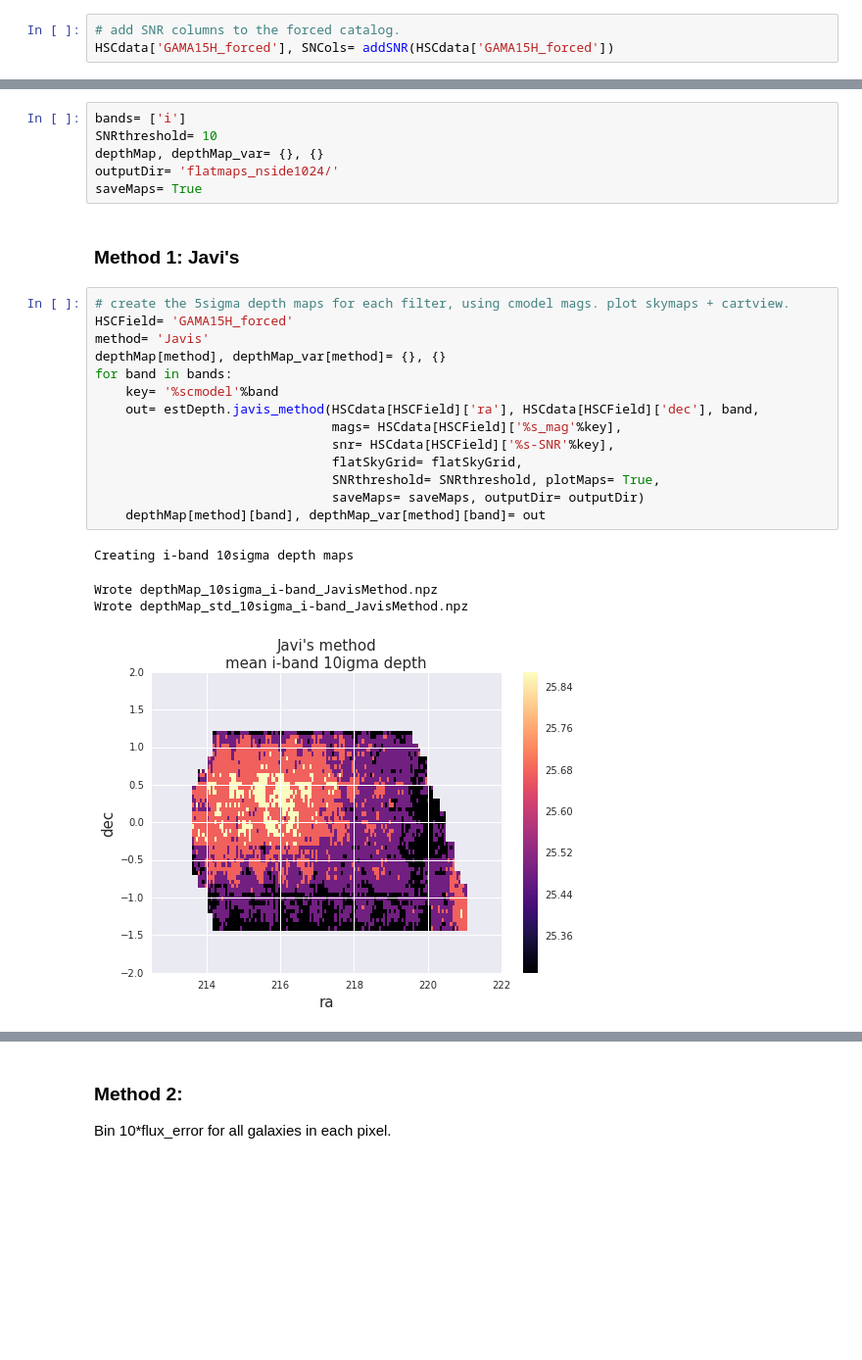
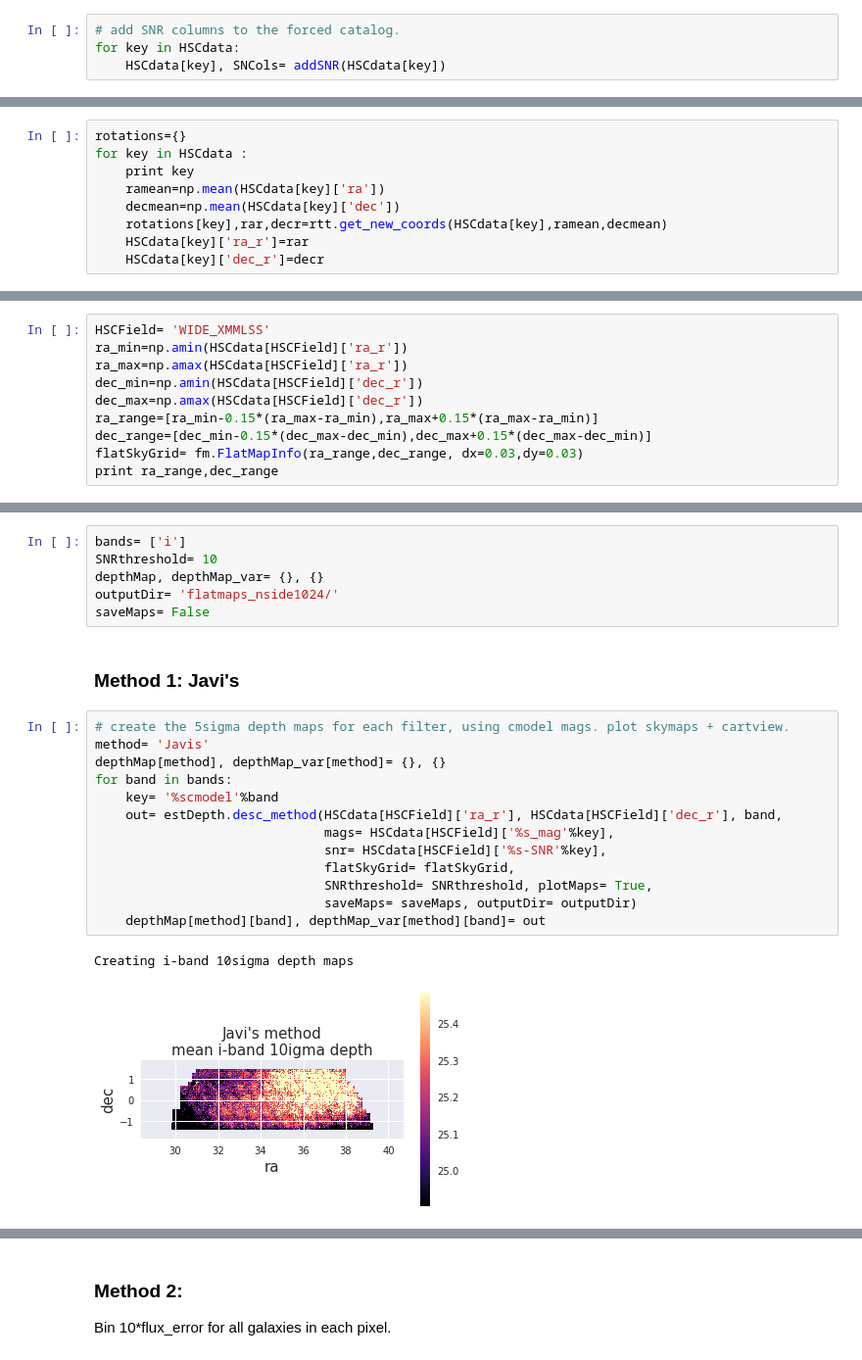
Before and after one commit to LSSTDESC/DEHSC_LSS, a Jupyter notebook: HSC_10sigma-depth.ipynb, the cells around one changed output, grey strips where cells are left out. Shown: that part at 98% size. Cells and saved outputs as stored; diff of their text form; blank space fills up the shorter version.

```diff
--- a/HSC_10sigma-depth.ipynb
+++ b/HSC_10sigma-depth.ipynb
@@ -74,5 +88,6 @@ Final size of the dataframe:  (6139128, 98)
 # %%
 # add SNR columns to the forced catalog.
-HSCdata['GAMA15H_forced'], SNCols= addSNR(HSCdata['GAMA15H_forced'])
+for key in HSCdata:
+    HSCdata[key], SNCols= addSNR(HSCdata[key])
 # %% [output]
 Added the columns. Now plotting the distribution.
@@ -82,0 +101,9 @@ flatSkyGrid= fm.FlatMapInfo([212.5,222.],[-2.,2.], dx=0.057,dy=0.057)
+# %%
+rotations={}
+for key in HSCdata :
+    print key
+    ramean=np.mean(HSCdata[key]['ra'])
+    decmean=np.mean(HSCdata[key]['dec'])
+    rotations[key],rar,decr=rtt.get_new_coords(HSCdata[key],ramean,decmean)
+    HSCdata[key]['ra_r']=rar
+    HSCdata[key]['dec_r']=decr
@@ -82,0 +115,10 @@ flatSkyGrid= fm.FlatMapInfo([212.5,222.],[-2.,2.], dx=0.057,dy=0.057)
+# %%
+HSCField= 'WIDE_XMMLSS'
+ra_min=np.amin(HSCdata[HSCField]['ra_r'])
+ra_max=np.amax(HSCdata[HSCField]['ra_r'])
+dec_min=np.amin(HSCdata[HSCField]['dec_r'])
+dec_max=np.amax(HSCdata[HSCField]['dec_r'])
+ra_range=[ra_min-0.15*(ra_max-ra_min),ra_max+0.15*(ra_max-ra_min)]
+dec_range=[dec_min-0.15*(dec_max-dec_min),dec_max+0.15*(dec_max-dec_min)]
+flatSkyGrid= fm.FlatMapInfo(ra_range,dec_range, dx=0.03,dy=0.03)
+print ra_range,dec_range
@@ -87,25 +131,22 @@ bands= ['i']
 SNRthreshold= 10
 depthMap, depthMap_var= {}, {}
 outputDir= 'flatmaps_nside1024/'
-saveMaps= True
+saveMaps= False
 # %% [markdown]
 ### Method 1: Javi's
 # %%
 # create the 5sigma depth maps for each filter, using cmodel mags. plot skymaps + cartview.
-HSCField= 'GAMA15H_forced'
 method= 'Javis'
 depthMap[method], depthMap_var[method]= {}, {}
 for band in bands:
     key= '%scmodel'%band
-    out= estDepth.javis_method(HSCdata[HSCField]['ra'], HSCdata[HSCField]['dec'], band,
-                               mags= HSCdata[HSCField]['%s_mag'%key],
-                               snr= HSCdata[HSCField]['%s-SNR'%key],
-                               flatSkyGrid= flatSkyGrid,
-                               SNRthreshold= SNRthreshold, plotMaps= True,
-                               saveMaps= saveMaps, outputDir= outputDir)
+    out= estDepth.desc_method(HSCdata[HSCField]['ra_r'], HSCdata[HSCField]['dec_r'], band,
+                              mags= HSCdata[HSCField]['%s_mag'%key],
+                              snr= HSCdata[HSCField]['%s-SNR'%key],
+                              flatSkyGrid= flatSkyGrid,
+                              SNRthreshold= SNRthreshold, plotMaps= True,
+                              saveMaps= saveMaps, outputDir= outputDir)
     depthMap[method][band], depthMap_var[method][band]= out
 # %% [output]
 Creating i-band 10sigma depth maps
-Wrote depthMap_10sigma_i-band_JavisMethod.npz
-Wrote depthMap_std_10sigma_i-band_JavisMethod.npz
-[figure, old version]
+[figure, new version]
```
Also changed, not shown: parts of 13 cells of this notebook, 18 other files.
